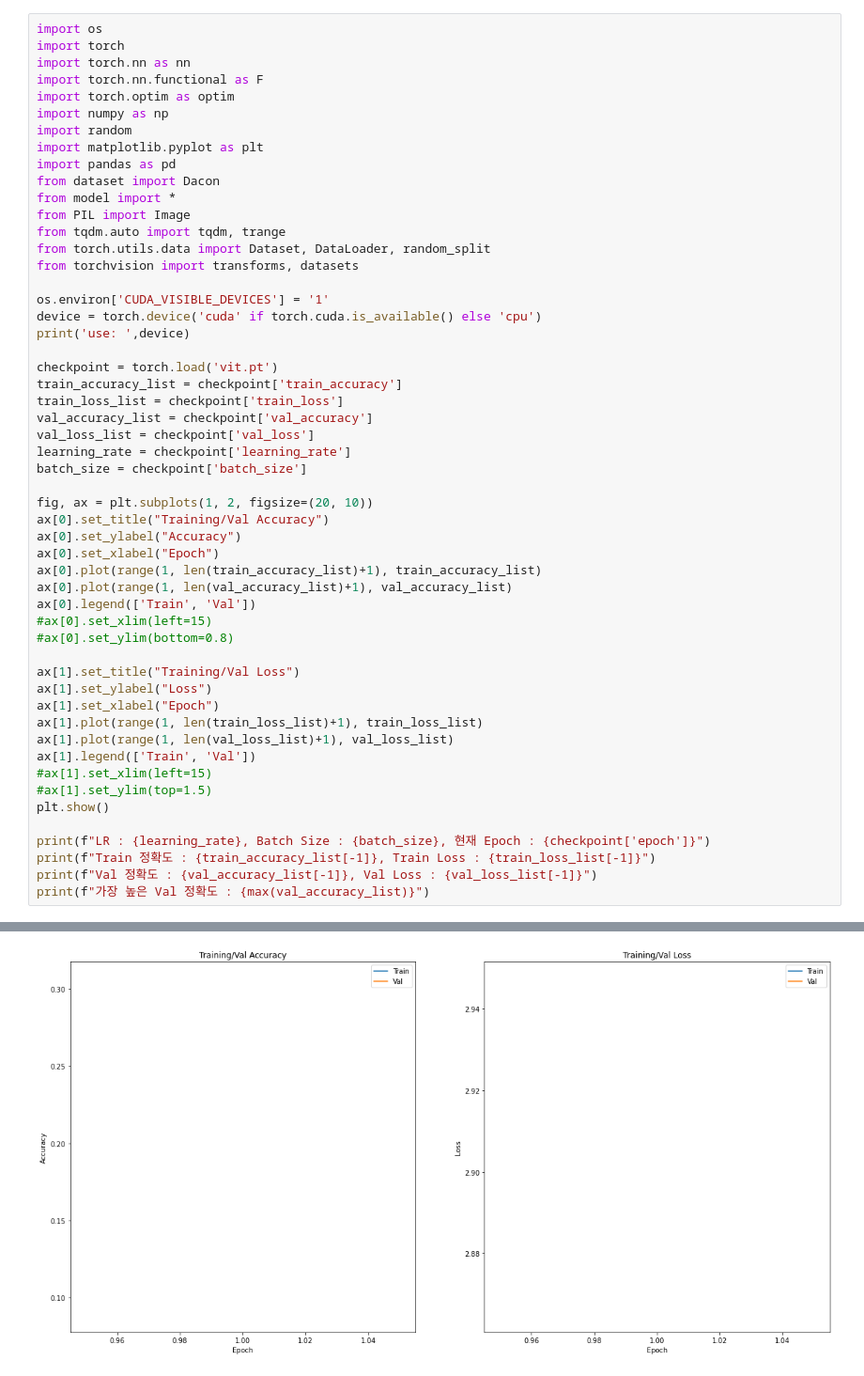
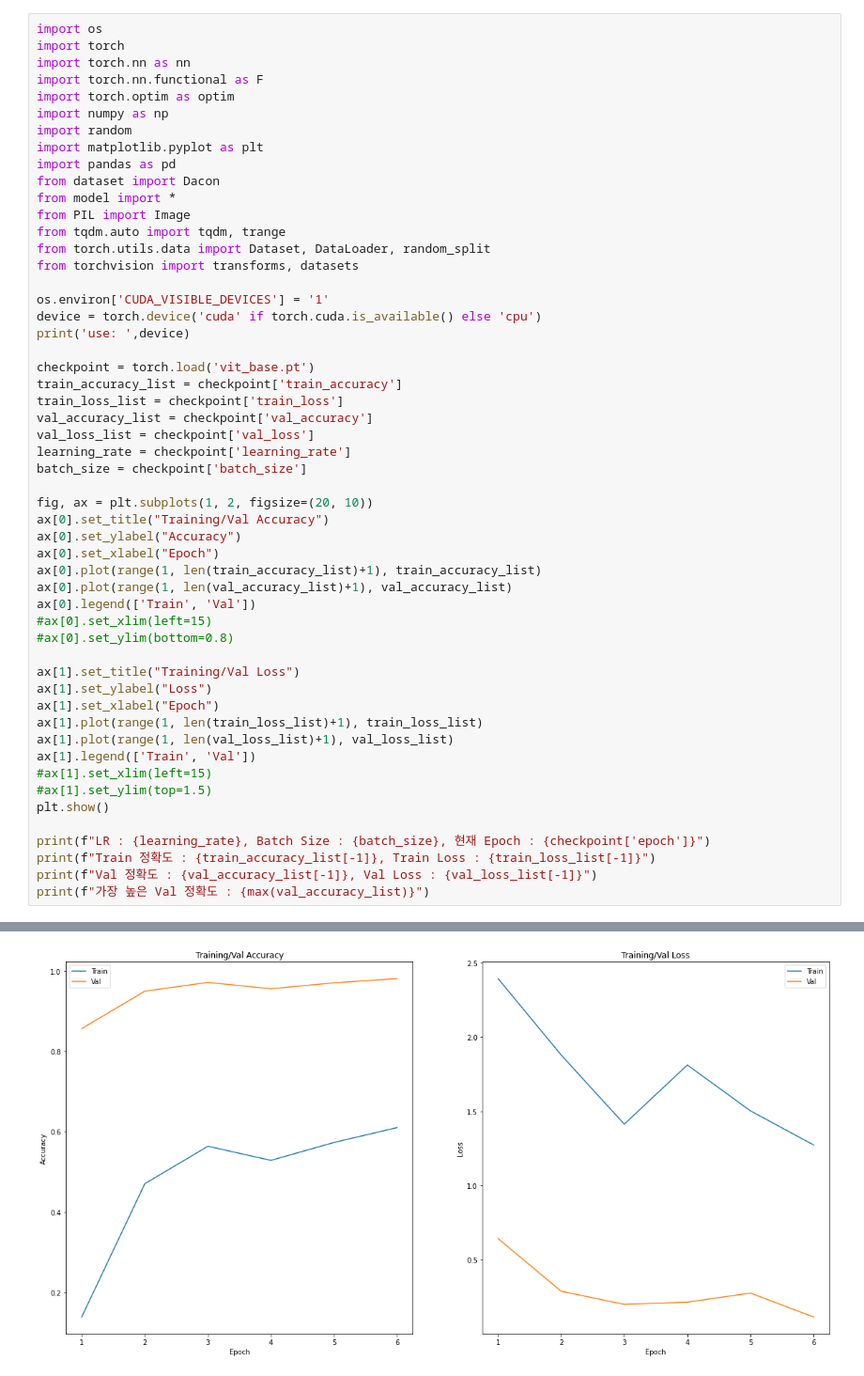
Before and after one commit to CreamNuts/Dacon_landmark, a Jupyter notebook: Train.ipynb, the cells around one changed output, grey strips where cells are left out. Shown at 94% size. Drawn from its saved outputs; the diff is of its cells as text.

```diff
--- a/Train.ipynb
+++ b/Train.ipynb
@@ -19,38 +19,38 @@ os.environ['CUDA_VISIBLE_DEVICES'] = '1'
 device = torch.device('cuda' if torch.cuda.is_available() else 'cpu')
 print('use: ',device)
 
-checkpoint = torch.load('vit.pt')
+checkpoint = torch.load('vit_base.pt')
 train_accuracy_list = checkpoint['train_accuracy']
 train_loss_list = checkpoint['train_loss']
 val_accuracy_list = checkpoint['val_accuracy']
 val_loss_list = checkpoint['val_loss']
 learning_rate = checkpoint['learning_rate']
 batch_size = checkpoint['batch_size']
 
 fig, ax = plt.subplots(1, 2, figsize=(20, 10))
 ax[0].set_title("Training/Val Accuracy")
 ax[0].set_ylabel("Accuracy")
 ax[0].set_xlabel("Epoch")
 ax[0].plot(range(1, len(train_accuracy_list)+1), train_accuracy_list)
 ax[0].plot(range(1, len(val_accuracy_list)+1), val_accuracy_list)
 ax[0].legend(['Train', 'Val'])
 #ax[0].set_xlim(left=15)
 #ax[0].set_ylim(bottom=0.8)
 
 ax[1].set_title("Training/Val Loss")
 ax[1].set_ylabel("Loss")
 ax[1].set_xlabel("Epoch")
 ax[1].plot(range(1, len(train_loss_list)+1), train_loss_list)
 ax[1].plot(range(1, len(val_loss_list)+1), val_loss_list)
 ax[1].legend(['Train', 'Val'])
 #ax[1].set_xlim(left=15)
 #ax[1].set_ylim(top=1.5)
 plt.show()
 
 print(f"LR : {learning_rate}, Batch Size : {batch_size}, 현재 Epoch : {checkpoint['epoch']}")
 print(f"Train 정확도 : {train_accuracy_list[-1]}, Train Loss : {train_loss_list[-1]}")
 print(f"Val 정확도 : {val_accuracy_list[-1]}, Val Loss : {val_loss_list[-1]}")
 print(f"가장 높은 Val 정확도 : {max(val_accuracy_list)}")
 # %% [output]
 use:  cuda
-[figure, old version]
+[figure, new version]
```
Also changed, not shown: parts of 5 cells of this notebook, 2 other files.
